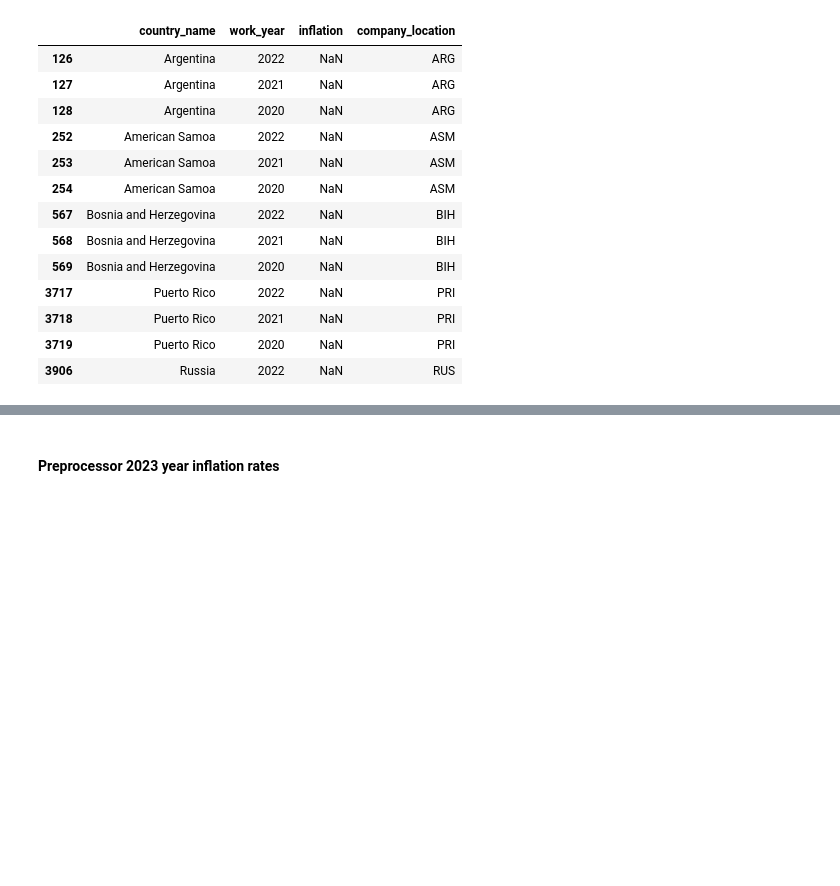
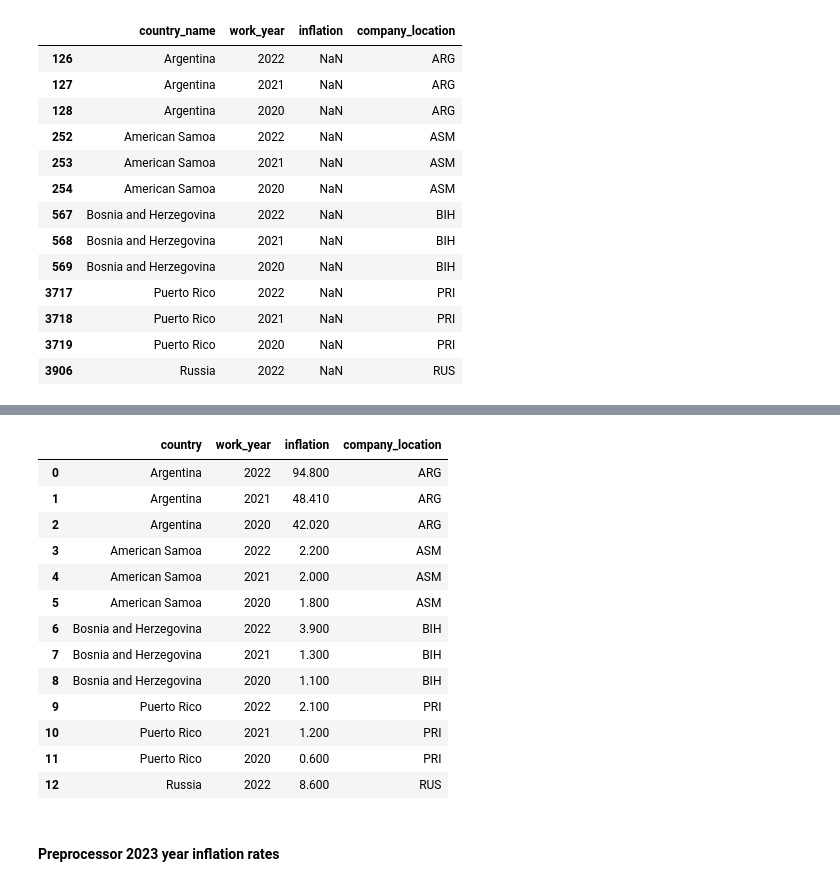
Before and after one commit to rvegrc/ds_salary, a Jupyter notebook: ds_salary.ipynb, the cells around one changed output, grey strips where cells are left out. Cells and saved outputs as stored; diff of their text form; code cells hidden in the pictures; blank space fills up the shorter version.

```diff
--- a/ds_salary.ipynb
+++ b/ds_salary.ipynb
@@ -537,3 +538,28 @@ inf_nan
+# %%
+
+# Create a dataframe with inflation rates for countries with missing values
+data = {'country': inf_nan['country_name'],
+    'work_year': inf_nan['work_year'],
+    'inflation': [94.80, 48.41, 42.02, 2.20, 2.00, 1.80, 3.90, 1.30, 1.10, 2.10, 1.20, 0.60, 8.60],
+    'company_location': inf_nan['company_location']}
+
+inf_nan_countries = pd.DataFrame(data)
+inf_nan_countries
+# %% [output]
+|  | country | work_year | inflation | company_location |
+| 0 | Argentina | 2022 | 94.800 | ARG |
+| 1 | Argentina | 2021 | 48.410 | ARG |
+| 2 | Argentina | 2020 | 42.020 | ARG |
+| 3 | American Samoa | 2022 | 2.200 | ASM |
+| 4 | American Samoa | 2021 | 2.000 | ASM |
+| 5 | American Samoa | 2020 | 1.800 | ASM |
+| 6 | Bosnia and Herzegovina | 2022 | 3.900 | BIH |
+| 7 | Bosnia and Herzegovina | 2021 | 1.300 | BIH |
+| 8 | Bosnia and Herzegovina | 2020 | 1.100 | BIH |
+| 9 | Puerto Rico | 2022 | 2.100 | PRI |
+| 10 | Puerto Rico | 2021 | 1.200 | PRI |
+| 11 | Puerto Rico | 2020 | 0.600 | PRI |
+| 12 | Russia | 2022 | 8.600 | RUS |
 # %% [markdown]
 #### Preprocessor 2023 year inflation rates
 # %%
```
Also changed, not shown: parts of 1 cell of this notebook.
